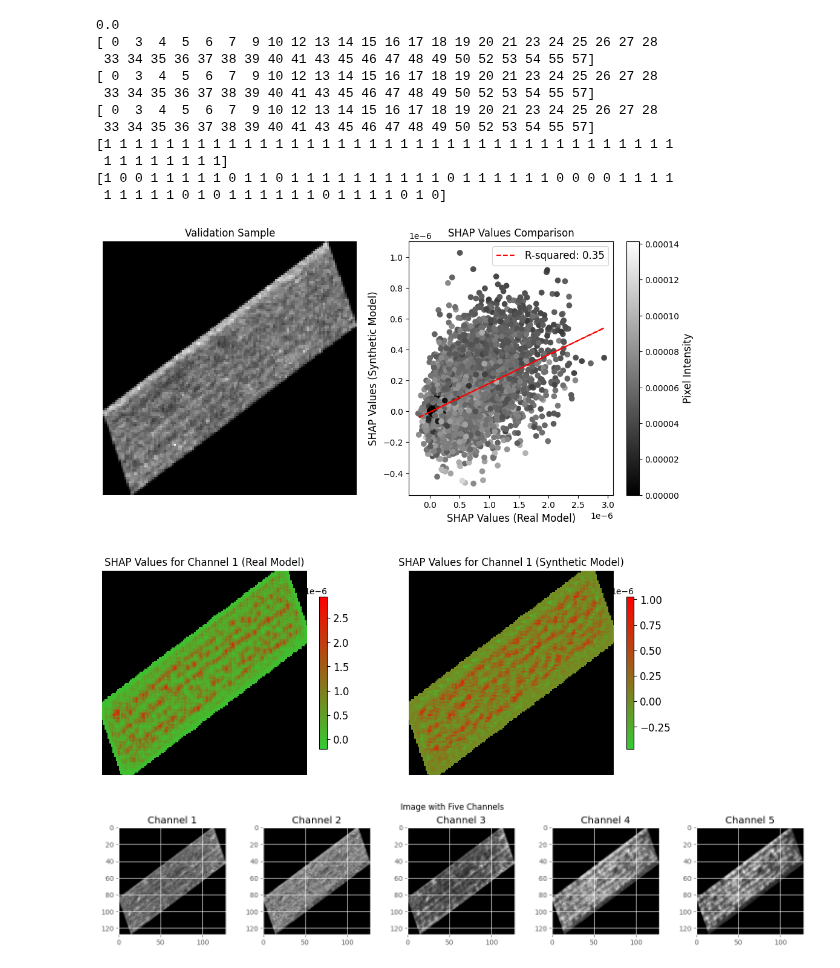
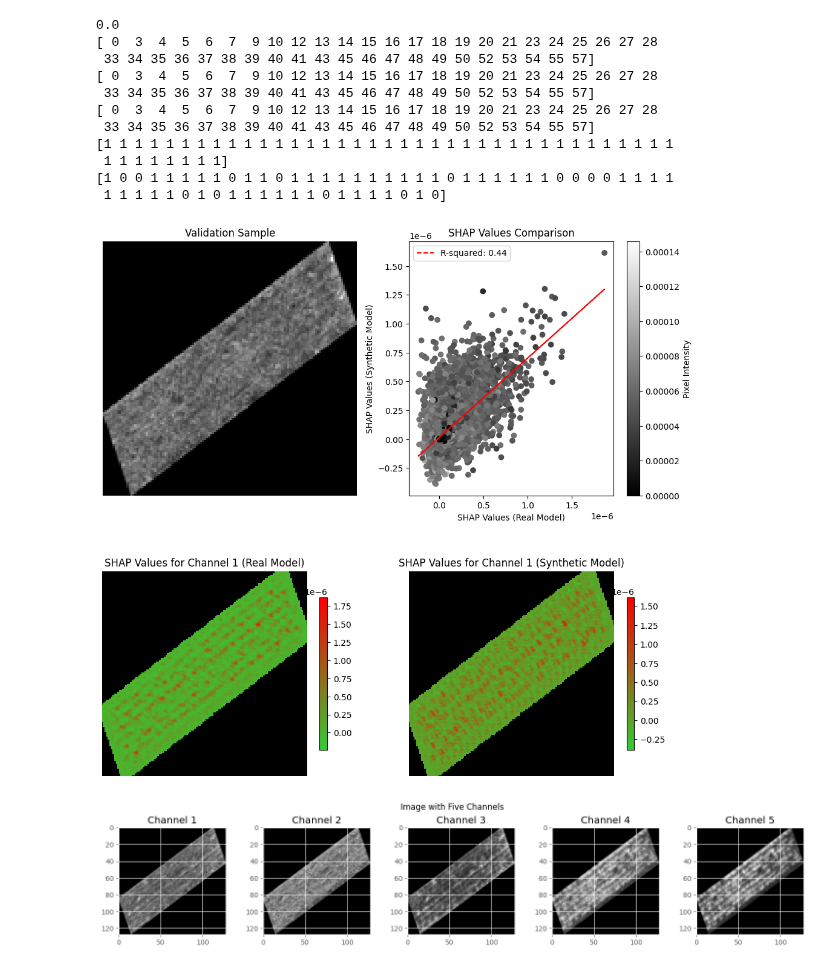
Before and after one commit to felipealencar/plant-disease-prediction, a Jupyter notebook: image_based_classificaction.ipynb, the cells around one changed output. Saved outputs shown, nothing was run; the diff lists cells and outputs as text; code cells hidden in the pictures.

Commit message:
New SHAP analysis.

```diff
--- a/image_based_classificaction.ipynb
+++ b/image_based_classificaction.ipynb
@@ -269,10 +284,10 @@ Epoch 10/10
 
 # Split the data into train, test, and validation sets:
 # 70% train, 20% test, and 10% validation
-X_train, X_test, y_train, y_test = train_test_split(X, y, test_size=0.3, random_state=42)
+X_train, X_test, y_train, y_test = train_test_split(X, y, test_size=0.3, stratify=y, random_state=0)
 
 # Split the test set into test and validation sets
-X_test, X_val, y_test, y_val = train_test_split(X_test, y_test, test_size=0.33, random_state=42)
+X_test, X_val, y_test, y_val = train_test_split(X_test, y_test, test_size=0.33, stratify=y_test, random_state=0)
 
 # Save the validation set and its labels to a .csv file
 #val_df = pd.DataFrame(X_val)
@@ -441,7 +436,7 @@ cmap_custom = LinearSegmentedColormap.from_list('custom_cmap', colors)
 channel_index = 0  # Assuming channels are indexed from 0
 
 # Choose the index of the image you want to visualize
-image_index = correct_indices[0]  # Visualizing the first correctly classified image
+image_index = correct_indices[2]  # Visualizing the first correctly classified image
 
 # Choose the SHAP values for the selected channel and image
 shap_values_real_channel = shap_values_real[image_index, :, :, channel_index, 0]
@@ -465,48 +460,46 @@ fig, axes = plt.subplots(2, 2, figsize=(12, 12))
 
 # Plot the validation image
 axes[0, 0].imshow(X_val_normalized[image_index, :, :, channel_index], cmap='gray')
-axes[0, 0].set_title('Validation Sample', fontsize=12)
+axes[0, 0].set_title('Validation Sample')
 axes[0, 0].axis('off')
 
 # Plot the SHAP values for the real model
 im1 = axes[1, 0].imshow(masked_shap_values_real, cmap=cmap_custom, alpha=1.0)
-axes[1, 0].set_title('SHAP Values for Channel 1 (Real Model)', fontsize=12)
+axes[1, 0].set_title('SHAP Values for Channel 1 (Real Model)')
 axes[1, 0].axis('off')
 
 # Overlay the black areas of the original image for the real model
 black_areas = np.ma.masked_where(mask == 1, mask)
 axes[1, 0].imshow(black_areas, cmap='gray', alpha=1.0)
 
 # Plot the SHAP values for the synthetic model
 im2 = axes[1, 1].imshow(masked_shap_values_synthetic, cmap=cmap_custom, alpha=1.0)
-axes[1, 1].set_title('SHAP Values for Channel 1 (Synthetic Model)', fontsize=12)
+axes[1, 1].set_title('SHAP Values for Channel 1 (Synthetic Model)')
 axes[1, 1].axis('off')
 
 # Overlay the black areas of the original image for the synthetic model
 axes[1, 1].imshow(black_areas, cmap='gray', alpha=1.0)
 
 # Add the scatter plot comparing SHAP values from real and synthetic models
 scatter = axes[0, 1].scatter(masked_shap_values_real.flatten(), masked_shap_values_synthetic.flatten(), c=pixel_intensities.flatten(), cmap='gray')
-axes[0, 1].set_xlabel('SHAP Values (Real Model)', fontsize=12)
-axes[0, 1].set_ylabel('SHAP Values (Synthetic Model)', fontsize=12)
-axes[0, 1].set_title('SHAP Values Comparison', fontsize=12)
+axes[0, 1].set_xlabel('SHAP Values (Real Model)')
+axes[0, 1].set_ylabel('SHAP Values (Synthetic Model)')
+axes[0, 1].set_title('SHAP Values Comparison')
 cbar = plt.colorbar(scatter, ax=axes[0, 1])
-cbar.set_label('Pixel Intensity', fontsize=12)
+cbar.set_label('Pixel Intensity')
 
 # Calculate the R-squared value and plot the line
 slope, intercept, r_value, p_value, std_err = linregress(masked_shap_values_real.flatten(), masked_shap_values_synthetic.flatten())
 axes[0, 1].plot(masked_shap_values_real.flatten(), slope * masked_shap_values_real.flatten() + intercept, color='red', linestyle='--', label=f'R-squared: {r_value**2:.2f}')
-axes[0, 1].legend(fontsize=12)
+axes[0, 1].legend()
 
 # Add a colorbar for SHAP plots
-cbar1 = fig.colorbar(im1, ax=axes[1, 0], shrink=0.6)
-cbar2 = fig.colorbar(im2, ax=axes[1, 1], shrink=0.6)
-cbar1.ax.tick_params(labelsize=12)
-cbar2.ax.tick_params(labelsize=12)
+fig.colorbar(im1, ax=axes[1, 0], shrink=0.6)
+fig.colorbar(im2, ax=axes[1, 1], shrink=0.6)
 
 plt.show()
 # %% [output]
-[figure, old version]
+[figure, new version]
 # %%
 # Display images with SHAP values for correctly classified examples
 def display_correct_with_shap(correct_indices, X_val, y_pred_classes, y_true_classes, shap_values):
```
Also changed, not shown: parts of 7 cells of this notebook.
